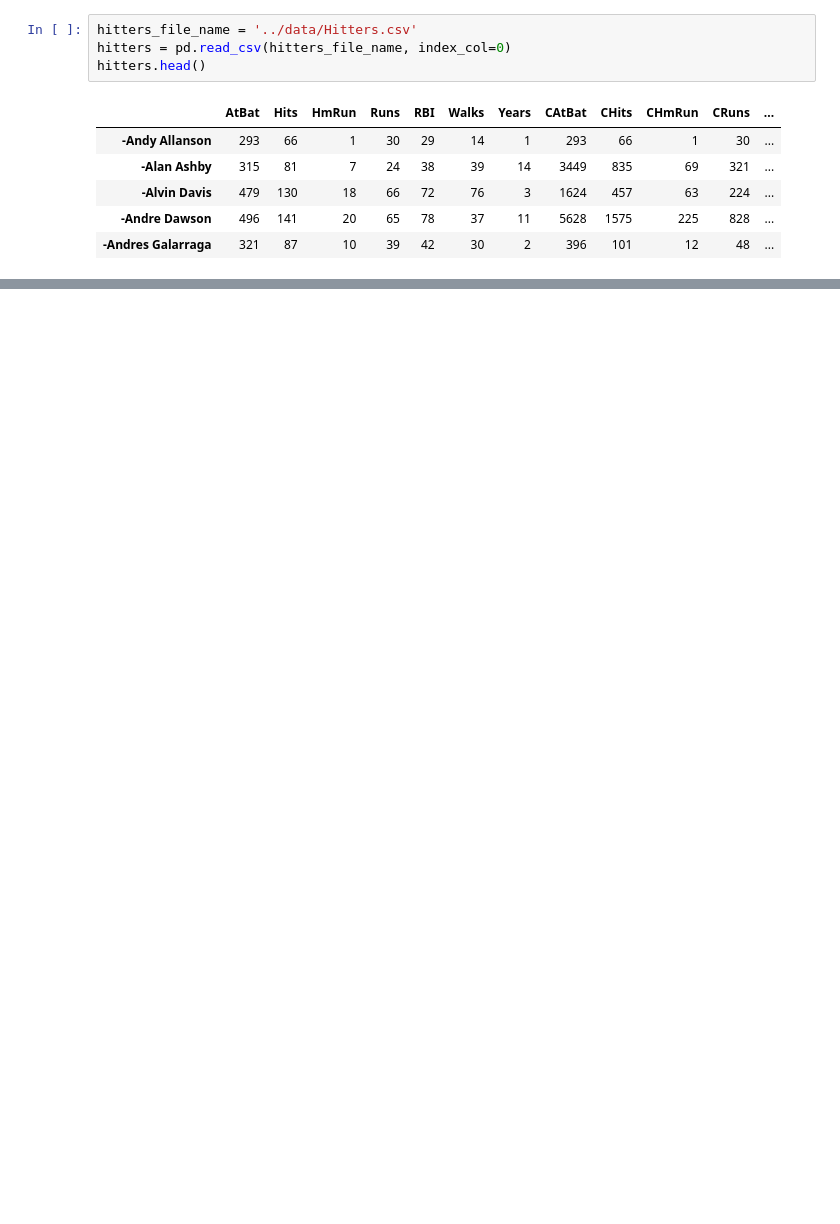
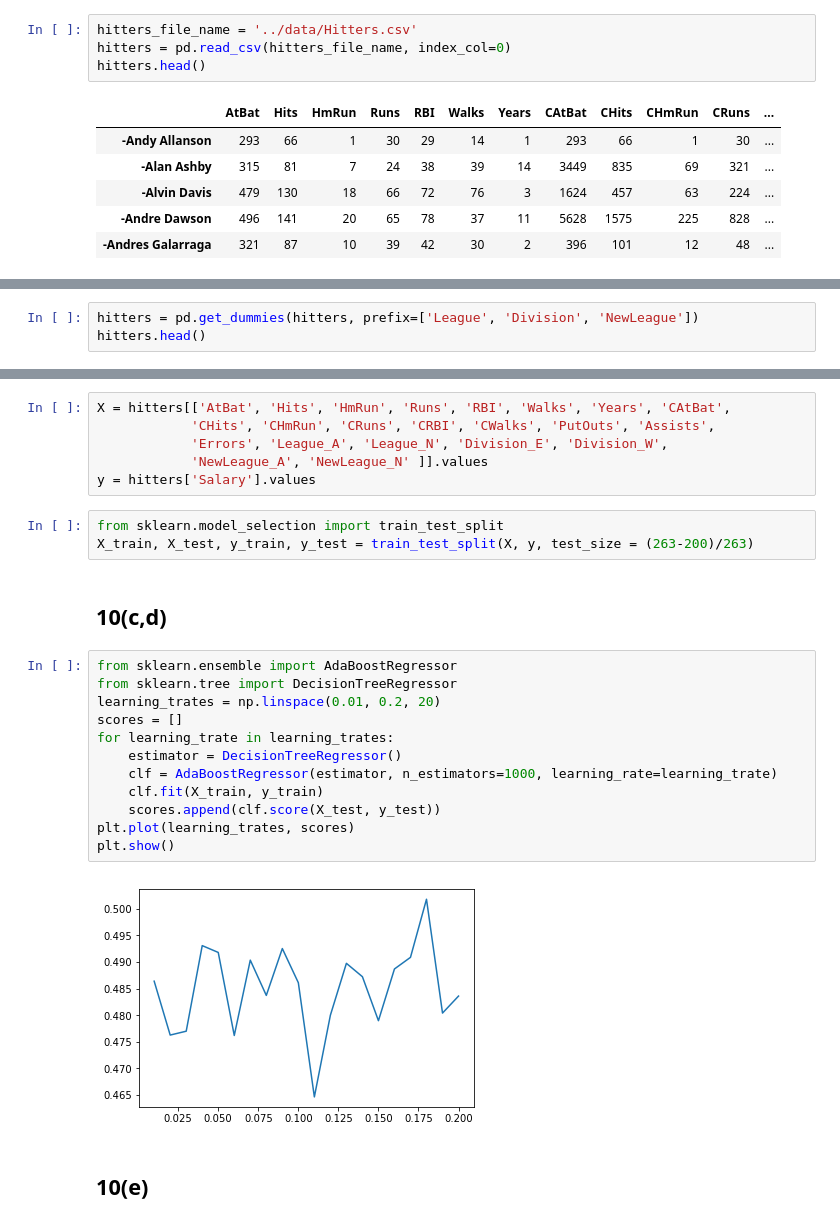
Before and after one commit to gaufung/ISL, a Jupyter notebook: exercises/Exercise08.ipynb, the cells around one changed output, grey strips where cells are left out. Drawn from its saved outputs; the diff is of its cells as text; blank space fills up the shorter version.

```diff
--- a/exercises/Exercise08.ipynb
+++ b/exercises/Exercise08.ipynb
@@ -186,0 +196,3 @@ hitters.head()
+# %%
+hitters = pd.get_dummies(hitters, prefix=['League', 'Division', 'NewLeague'])
+hitters.head()
@@ -186,0 +209,27 @@ hitters.head()
+# %%
+X = hitters[['AtBat', 'Hits', 'HmRun', 'Runs', 'RBI', 'Walks', 'Years', 'CAtBat',
+            'CHits', 'CHmRun', 'CRuns', 'CRBI', 'CWalks', 'PutOuts', 'Assists',
+            'Errors', 'League_A', 'League_N', 'Division_E', 'Division_W',
+            'NewLeague_A', 'NewLeague_N' ]].values
+y = hitters['Salary'].values
+# %%
+from sklearn.model_selection import train_test_split
+X_train, X_test, y_train, y_test = train_test_split(X, y, test_size = (263-200)/263)
+# %% [markdown]
+## 10(c,d)
+# %%
+from sklearn.ensemble import AdaBoostRegressor
+from sklearn.tree import DecisionTreeRegressor
+learning_trates = np.linspace(0.01, 0.2, 20)
+scores = []
+for learning_trate in learning_trates:
+    estimator = DecisionTreeRegressor()
+    clf = AdaBoostRegressor(estimator, n_estimators=1000, learning_rate=learning_trate)
+    clf.fit(X_train, y_train)
+    scores.append(clf.score(X_test, y_test))
+plt.plot(learning_trates, scores)
+plt.show()
+# %% [output]
+[figure, added]
+# %% [markdown]
+## 10(e)
```
Also changed, not shown: parts of 18 cells of this notebook, 2 other files.
